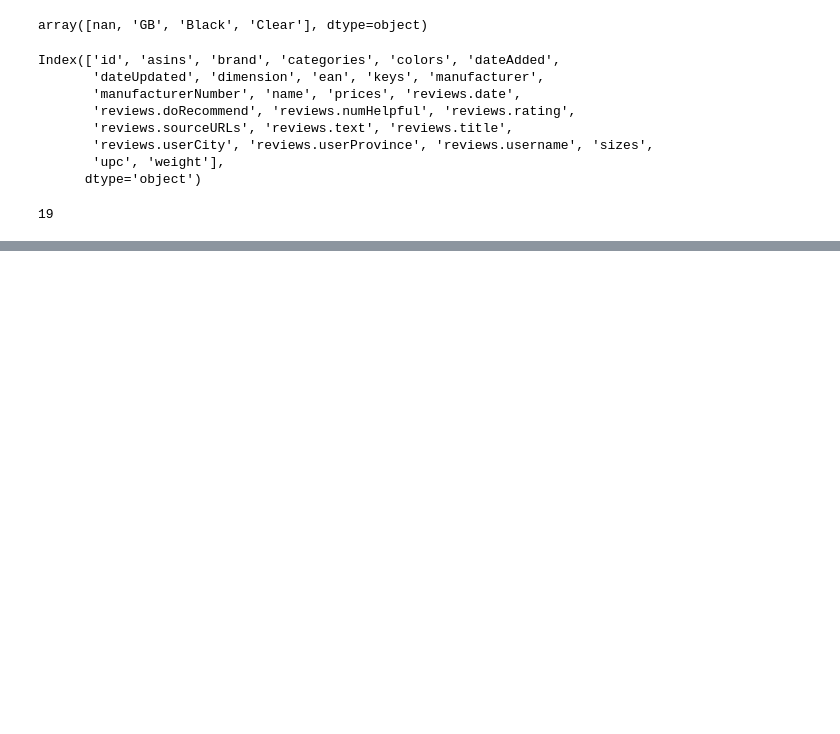
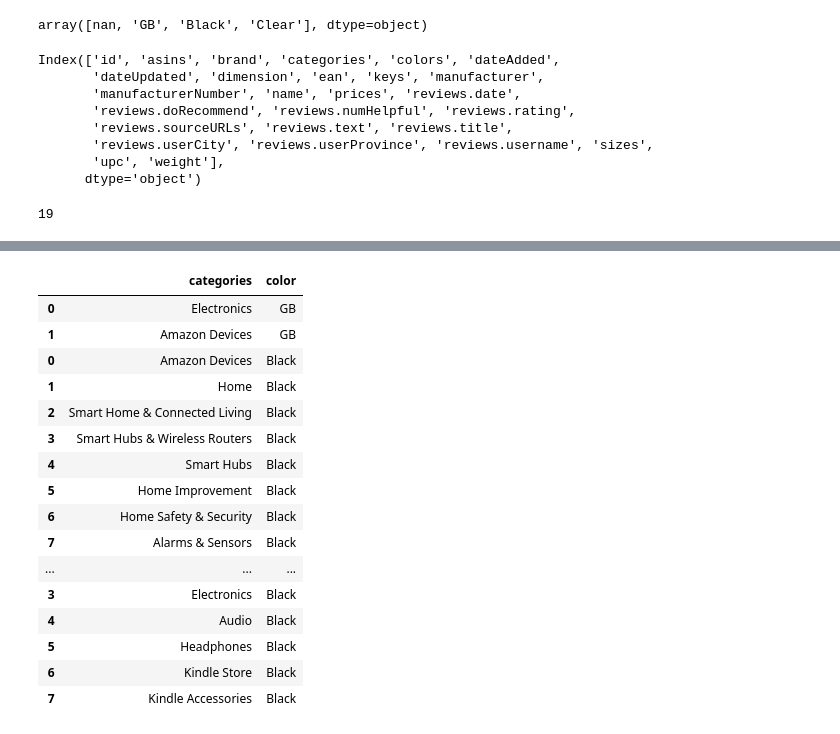
Before and after one commit to Indranil-Seal/amazon_product_review, a Jupyter notebook: analysisv1.ipynb, the cells around one changed output, grey strips where cells are left out. Drawn from its saved outputs; the diff is of its cells as text; code cells hidden in the pictures; blank space fills up the shorter version.

```diff
--- a/analysisv1.ipynb
+++ b/analysisv1.ipynb
@@ -113,0 +115,34 @@ array([nan, 'GB', 'Black', 'Clear'], dtype=object)
+# %%
+bc_list = list(impute_colors['brand_category'].unique())
+imputerframe = pd.DataFrame()
+for bc in bc_list:
+
+    bctext = list(impute_colors.loc[impute_colors['brand_category'] == bc]['brand_category'])
+
+    category_items = bctext[0].split('-')[1].split(',')
+    color = list(impute_colors.loc[impute_colors['brand_category'] == bc]['colors'])
+    col_vec = color * len(category_items)
+
+    datum = pd.DataFrame({'categories':category_items,
+                          'color':col_vec})
+    imputerframe = pd.concat([imputerframe,datum], axis = 0)
+# %%
+imputerframe
+# %% [output]
+|  | categories | color |
+| 0 | Electronics | GB |
+| 1 | Amazon Devices | GB |
+| 0 | Amazon Devices | Black |
+| 1 | Home | Black |
+| 2 | Smart Home & Connected Living | Black |
+| 3 | Smart Hubs & Wireless Routers | Black |
+| 4 | Smart Hubs | Black |
+| 5 | Home Improvement | Black |
+| 6 | Home Safety & Security | Black |
+| 7 | Alarms & Sensors | Black |
+| ... | ... | ... |
+| 3 | Electronics | Black |
+| 4 | Audio | Black |
+| 5 | Headphones | Black |
+| 6 | Kindle Store | Black |
+| 7 | Kindle Accessories | Black |
```
Also changed, not shown: parts of 6 cells of this notebook.
